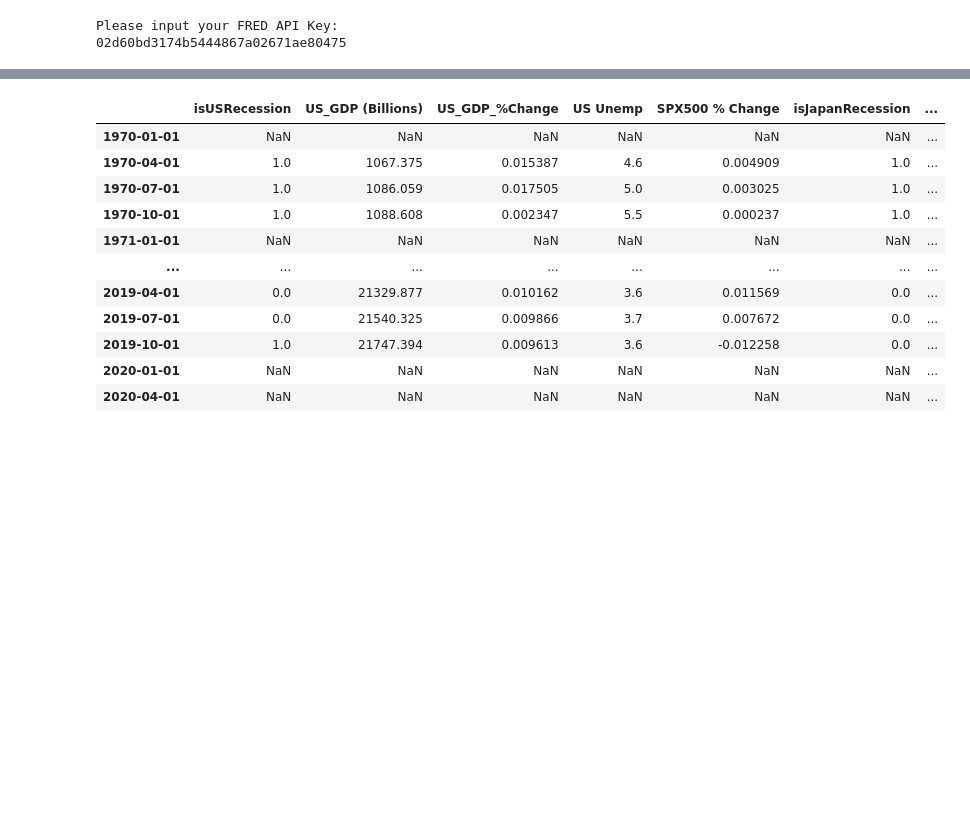
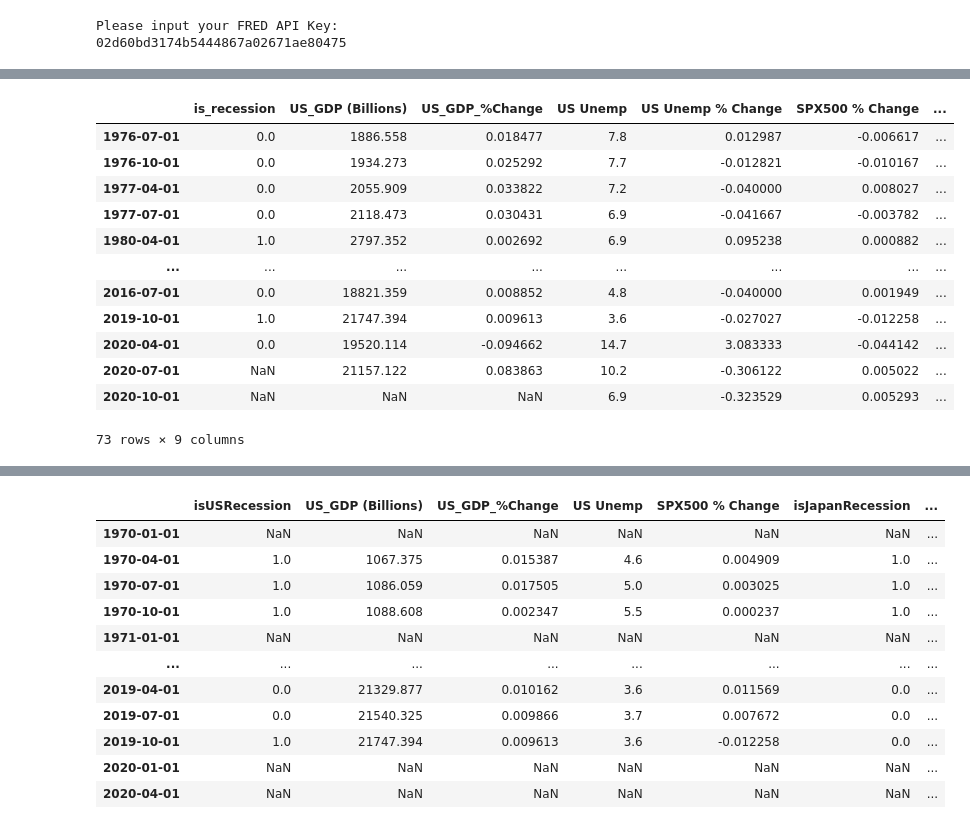
Before and after one commit to AvaneeshKolluri/MacroPredictionsProject, a Jupyter notebook: Project 2.ipynb, the cells around one changed output, grey strips where cells are left out. Cells and saved outputs as stored; diff of their text form; code cells hidden in the pictures; blank space fills up the shorter version.

```diff
--- a/Project 2.ipynb
+++ b/Project 2.ipynb
@@ -28,0 +202,3 @@ Please input your FRED API Key:
+# %%
+nascom_pct = get_fred_series('NASDAQCOM', '1970-01-01', 'NASDAQCOM % Chg', pct_change=True, freq='Q')
+nascom_pct
@@ -28,0 +258,19 @@ Please input your FRED API Key:
+# %%
+inner = [df_merged, sp500, nascom, nascom_pct, ycurve]
+df_merged = reduce(lambda  left,right: pd.merge(left,right,left_index=True,right_index=True,
+                                                how='inner'), inner)
+df_merged
+# %% [output]
+|  | is_recession | US_GDP (Billions) | US_GDP_%Change | US Unemp | US Unemp % Change | SPX500 % Change | ... |
+| 1976-07-01 | 0.0 | 1886.558 | 0.018477 | 7.8 | 0.012987 | -0.006617 | ... |
+| 1976-10-01 | 0.0 | 1934.273 | 0.025292 | 7.7 | -0.012821 | -0.010167 | ... |
+| 1977-04-01 | 0.0 | 2055.909 | 0.033822 | 7.2 | -0.040000 | 0.008027 | ... |
+| 1977-07-01 | 0.0 | 2118.473 | 0.030431 | 6.9 | -0.041667 | -0.003782 | ... |
+| 1980-04-01 | 1.0 | 2797.352 | 0.002692 | 6.9 | 0.095238 | 0.000882 | ... |
+| ... | ... | ... | ... | ... | ... | ... | ... |
+| 2016-07-01 | 0.0 | 18821.359 | 0.008852 | 4.8 | -0.040000 | 0.001949 | ... |
+| 2019-10-01 | 1.0 | 21747.394 | 0.009613 | 3.6 | -0.027027 | -0.012258 | ... |
+| 2020-04-01 | 0.0 | 19520.114 | -0.094662 | 14.7 | 3.083333 | -0.044142 | ... |
+| 2020-07-01 | NaN | 21157.122 | 0.083863 | 10.2 | -0.306122 | 0.005022 | ... |
+| 2020-10-01 | NaN | NaN | NaN | 6.9 | -0.323529 | 0.005293 | ... |
+73 rows × 9 columns
```
Also changed, not shown: parts of 18 cells of this notebook.
